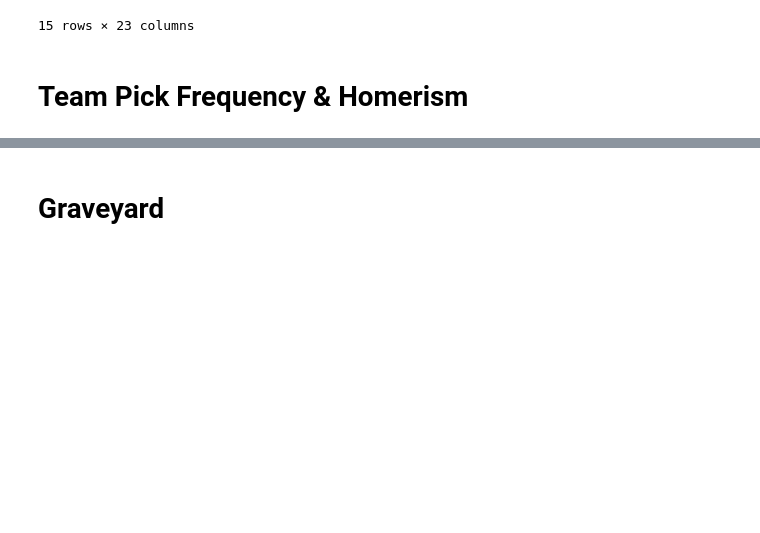
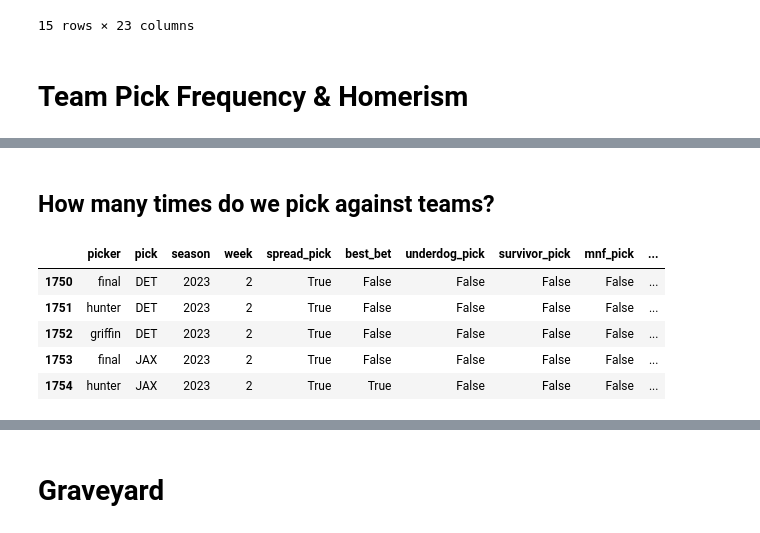
Before and after one commit to griffreichert/g-nfl, a Jupyter notebook: notebooks/homers-analysis.ipynb, the cells around one changed output, grey strips where cells are left out. Cells and saved outputs as stored; diff of their text form; code cells hidden in the pictures; blank space fills up the shorter version.

```diff
--- a/notebooks/homers-analysis.ipynb
+++ b/notebooks/homers-analysis.ipynb
@@ -285,6 +285,16 @@ spread_picks
 # %%
 for picker in spread_picks['picker'].unique():
-    tmp = spread_picks[spread_picks['picker'] == picker].groupby('pick')['pick'].count().sort_values(ascending=False).to_frame().rename(columns={'pick': 'times_picked'}).reset_index().rename(columns={'pick': 'team'})
+    tmp = (
+        spread_picks[spread_picks['picker'] == str(picker)]
+        .groupby('pick')['pick']
+        .count()
+        .sort_values(ascending=False)
+        .to_frame()
+        .rename(columns={'pick': 'times_picked'})
+        .reindex(utils.nfl_teams, fill_value=0)
+        .reset_index()
+        .rename(columns={'pick': 'team'})
+    )
 
     col = 'times_picked'
 
@@ -295,7 +305,7 @@ for picker in spread_picks['picker'].unique():
     tmp2 = spread_picks[spread_picks['picker'] == picker].groupby('pick')['best_bet'].sum().sort_values(ascending=False).to_frame().rename(columns={'pick': 'times_picked'}).reset_index().rename(columns={'pick': 'team'})
     tmp2['color'] = tmp2['team'].map(utils.team_unique_colors)
 
-    tmp = pd.merge(tmp, tmp2, how='outer', on='team')
+    tmp = pd.merge(tmp, tmp2, how='left', on='team').fillna(0)
 
     # Duplicate the data to create the stacked bar with lower opacity
     fig.add_bar(x=tmp['best_bet'], y=tmp['team'], orientation='h', marker_color=tmp['color'], opacity=0.5)
@@ -331,3 +341,16 @@ for picker in spread_picks['picker'].unique():
 
     # Show the chart
     fig.show()
+# %% [markdown]
+## How many times do we pick against teams?
+# %%
+find_opponent = lambda row: row.home_team if row.away_team == row.pick else row.away_team
+spread_picks['opponent'] = spread_picks.apply(find_opponent, axis=1)
+spread_picks.head()
+# %% [output]
+|  | picker | pick | season | week | spread_pick | best_bet | underdog_pick | survivor_pick | mnf_pick | ... |
+| 1750 | final | DET | 2023 | 2 | True | False | False | False | False | ... |
+| 1751 | hunter | DET | 2023 | 2 | True | False | False | False | False | ... |
+| 1752 | griffin | DET | 2023 | 2 | True | False | False | False | False | ... |
+| 1753 | final | JAX | 2023 | 2 | True | False | False | False | False | ... |
+| 1754 | hunter | JAX | 2023 | 2 | True | True | False | False | False | ... |
```
Also changed, not shown: parts of 7 cells of this notebook, 1 other file.
